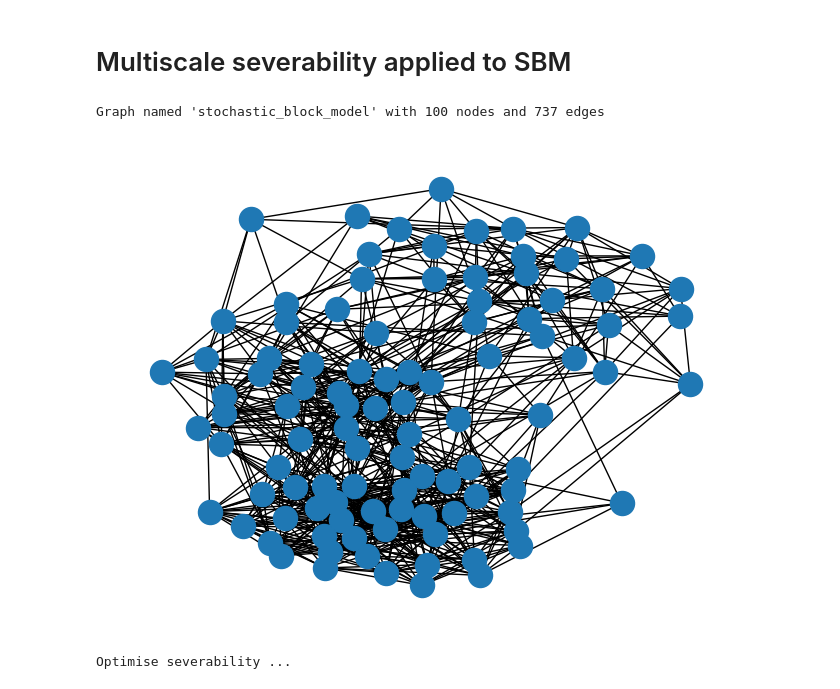
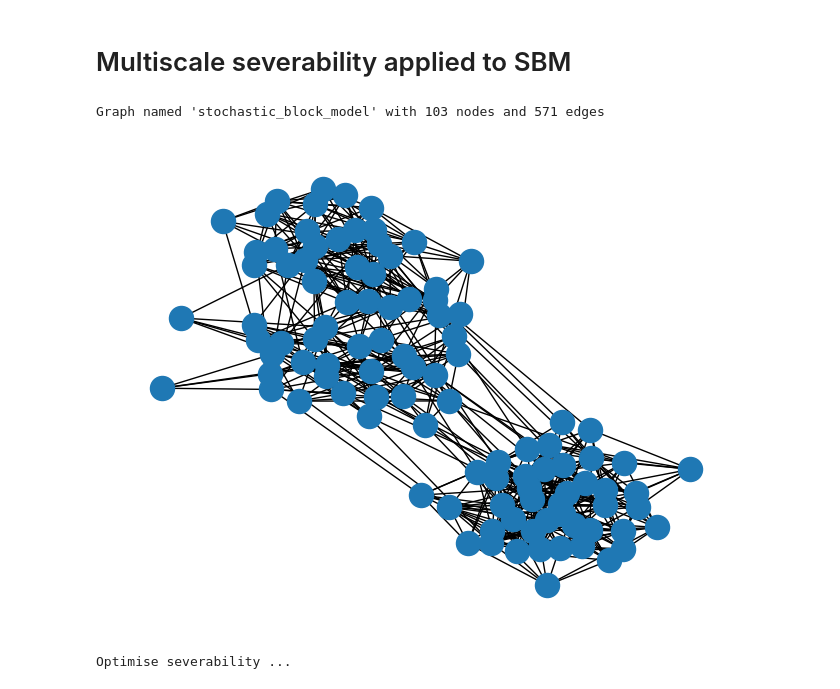
Before and after one commit to barahona-research-group/severability, a Jupyter notebook: notebooks/Example_4.ipynb, the cells around one changed output. Saved outputs shown, nothing was run; the diff lists cells and outputs as text; code cells hidden in the pictures.

```diff
--- a/notebooks/Example_4.ipynb
+++ b/notebooks/Example_4.ipynb
@@ -11,12 +8,12 @@ from severability.plotting import plot_pie_graph, plot_scan
 # Multiscale severability applied to SBM
 # %%
 # get SBM graph
-sizes = [30, 30, 40]
-probs = [[0.25, 0.05, 0.02], [0.05, 0.35, 0.07], [0.02, 0.07, 0.40]]
+sizes = [30, 30, 43]
+probs = [[0.3, 0.03, 0.01], [0.03, 0.3, 0.01], [0.01, 0.01, 0.3]]
 G = nx.stochastic_block_model(sizes, probs, seed=0)
 print(G)
 nx.draw(G)
 # %% [output]
-Graph named 'stochastic_block_model' with 100 nodes and 737 edges
+Graph named 'stochastic_block_model' with 103 nodes and 571 edges
-[figure, old version]
+[figure, new version]
 # %%
```
Also changed, not shown: parts of 8 cells of this notebook, 4 other files.
